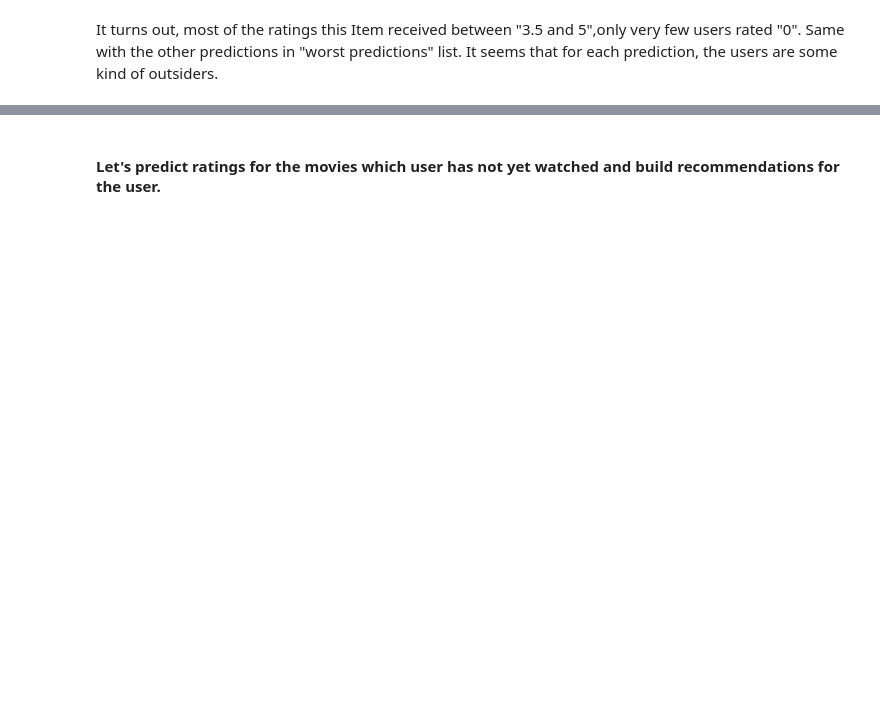
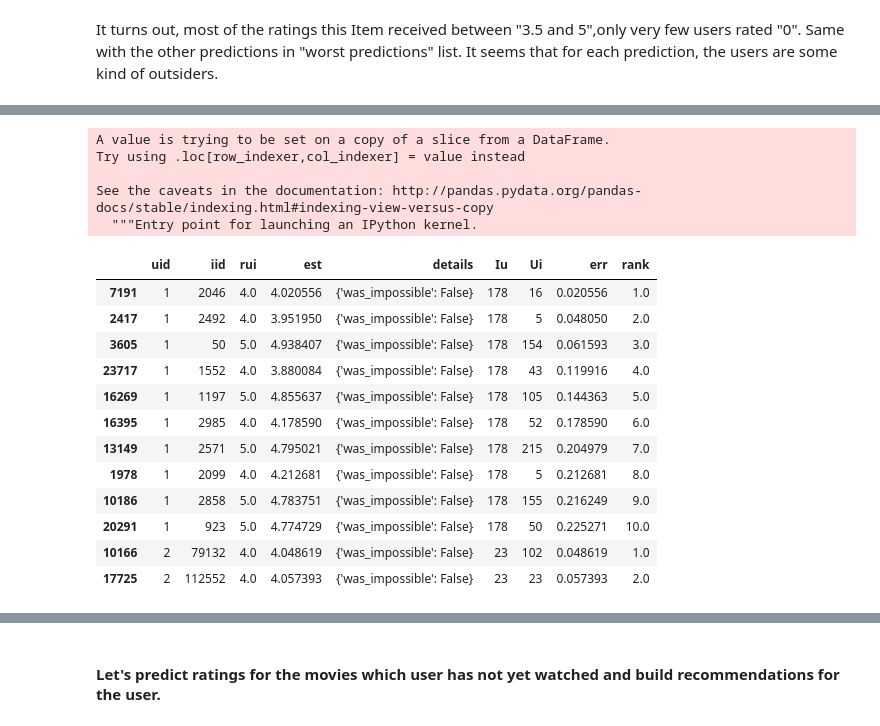
Before and after one commit to divensambhwani/MovieLens-100K_Recommender-System, a Jupyter notebook: MovieLens-100K-Recommeder System-SVD.ipynb, the cells around one changed output, grey strips where cells are left out. Cells and saved outputs as stored; diff of their text form; code cells hidden in the pictures; blank space fills up the shorter version.

```diff
--- a/MovieLens-100K-Recommeder System-SVD.ipynb
+++ b/MovieLens-100K-Recommeder System-SVD.ipynb
@@ -327,0 +339,3 @@ It turns out, most of the ratings this Item received between "3.5 and 5",only ve
+# %%
+df_predictions.sort_values(['uid','err'],ascending = [True,True], inplace = True)
+df_predictions.head(5)
@@ -327,0 +349,4 @@ It turns out, most of the ratings this Item received between "3.5 and 5",only ve
+# %%
+top_n = 10 #Top 10 values
+rank_df = df_predictions.groupby('uid').head(top_n)
+rank_df.head(12)
@@ -327,0 +367,22 @@ It turns out, most of the ratings this Item received between "3.5 and 5",only ve
+# %%
+rank_df['rank'] = rank_df.groupby('uid')['err'].rank(ascending=True, method='min')
+rank_df.head(12)
+# %% [output]
+A value is trying to be set on a copy of a slice from a DataFrame.
+Try using .loc[row_indexer,col_indexer] = value instead
+
+See the caveats in the documentation: http://pandas.pydata.org/pandas-docs/stable/indexing.html#indexing-view-versus-copy
+  """Entry point for launching an IPython kernel.
+|  | uid | iid | rui | est | details | Iu | Ui | err | rank |
+| 7191 | 1 | 2046 | 4.0 | 4.020556 | {'was_impossible': False} | 178 | 16 | 0.020556 | 1.0 |
+| 2417 | 1 | 2492 | 4.0 | 3.951950 | {'was_impossible': False} | 178 | 5 | 0.048050 | 2.0 |
+| 3605 | 1 | 50 | 5.0 | 4.938407 | {'was_impossible': False} | 178 | 154 | 0.061593 | 3.0 |
+| 23717 | 1 | 1552 | 4.0 | 3.880084 | {'was_impossible': False} | 178 | 43 | 0.119916 | 4.0 |
+| 16269 | 1 | 1197 | 5.0 | 4.855637 | {'was_impossible': False} | 178 | 105 | 0.144363 | 5.0 |
+| 16395 | 1 | 2985 | 4.0 | 4.178590 | {'was_impossible': False} | 178 | 52 | 0.178590 | 6.0 |
+| 13149 | 1 | 2571 | 5.0 | 4.795021 | {'was_impossible': False} | 178 | 215 | 0.204979 | 7.0 |
+| 1978 | 1 | 2099 | 4.0 | 4.212681 | {'was_impossible': False} | 178 | 5 | 0.212681 | 8.0 |
+| 10186 | 1 | 2858 | 5.0 | 4.783751 | {'was_impossible': False} | 178 | 155 | 0.216249 | 9.0 |
+| 20291 | 1 | 923 | 5.0 | 4.774729 | {'was_impossible': False} | 178 | 50 | 0.225271 | 10.0 |
+| 10166 | 2 | 79132 | 4.0 | 4.048619 | {'was_impossible': False} | 23 | 102 | 0.048619 | 1.0 |
+| 17725 | 2 | 112552 | 4.0 | 4.057393 | {'was_impossible': False} | 23 | 23 | 0.057393 | 2.0 |
```
Also changed, not shown: parts of 25 cells of this notebook.
